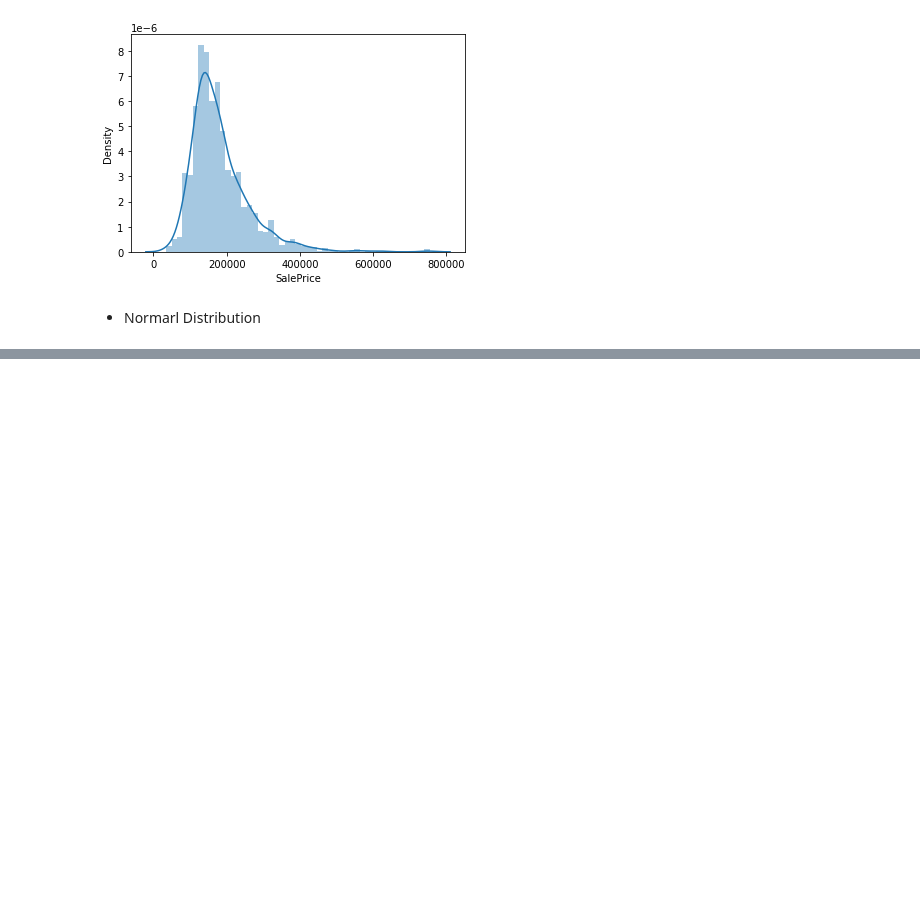
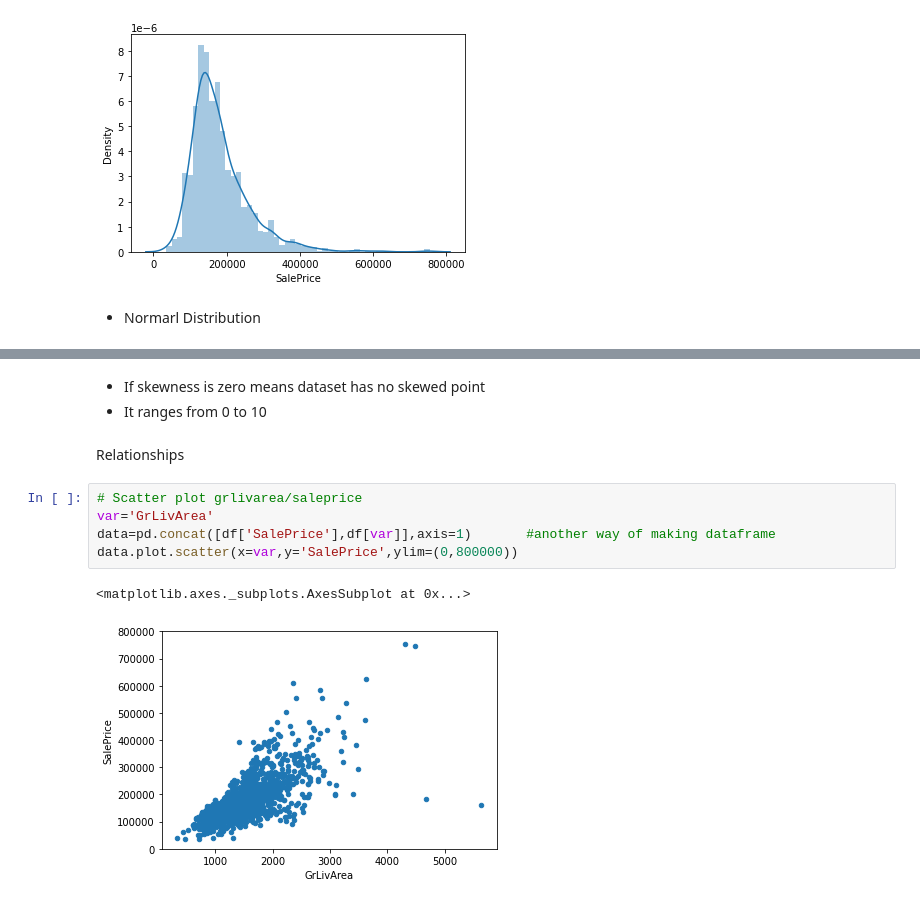
Before and after one commit to capitallatera/Stat-and-ML, a Jupyter notebook: EDA_techniques.ipynb, the cells around one changed output, grey strips where cells are left out. Saved outputs shown, nothing was run; the diff lists cells and outputs as text; blank space fills up the shorter version.

```diff
--- a/EDA_techniques.ipynb
+++ b/EDA_techniques.ipynb
@@ -62,0 +70,13 @@ sns.distplot(df['SalePrice'])
+# %% [markdown]
+- If skewness is zero means dataset has no skewed point
+- It ranges from 0 to 10
+# %% [markdown]
+Relationships
+# %%
+# Scatter plot grlivarea/saleprice
+var='GrLivArea'
+data=pd.concat([df['SalePrice'],df[var]],axis=1)       #another way of making dataframe
+data.plot.scatter(x=var,y='SalePrice',ylim=(0,800000))
+# %% [output]
+<matplotlib.axes._subplots.AxesSubplot at 0x...>
+[figure, added]
```
Also changed, not shown: parts of 13 cells of this notebook.
